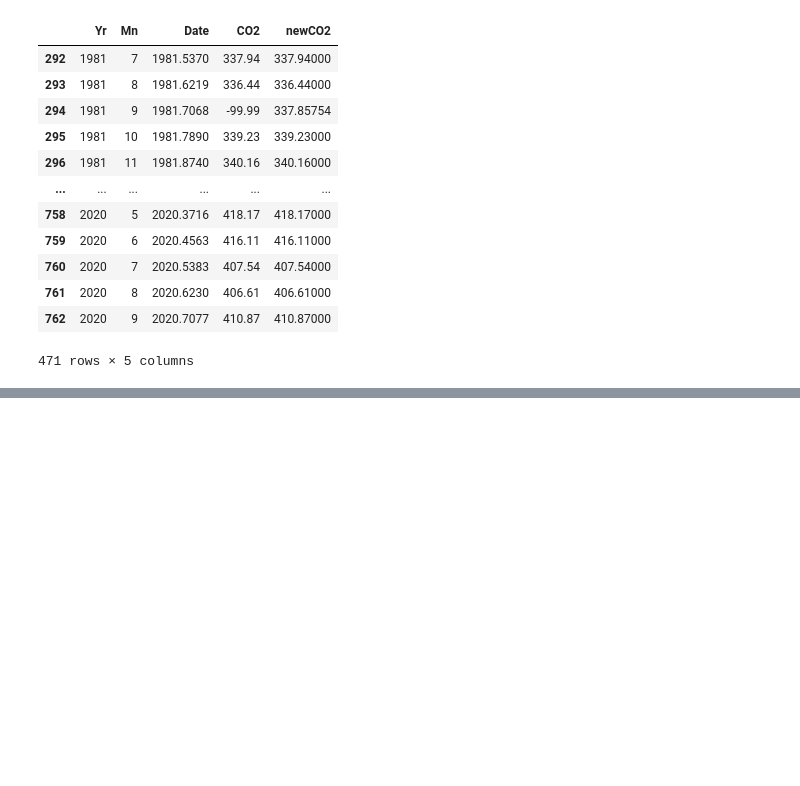
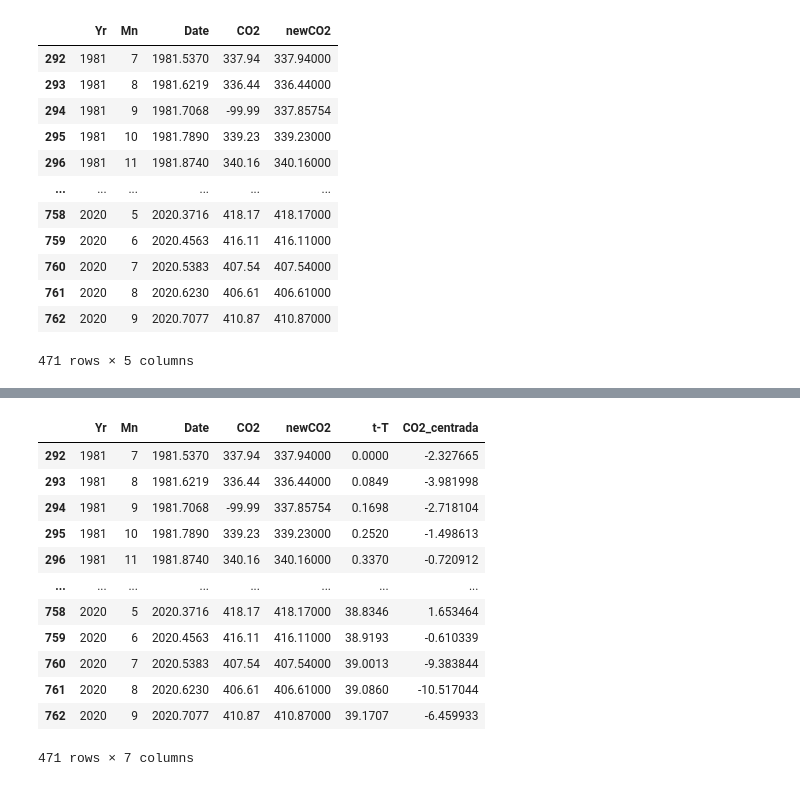
Before and after one commit to rlg23/Grupo2, a Jupyter notebook: TareaGrupo2_JC.ipynb, the cells around one changed output, grey strips where cells are left out. Cells and saved outputs as stored; diff of their text form; code cells hidden in the pictures; blank space fills up the shorter version.

```diff
--- a/TareaGrupo2_JC.ipynb
+++ b/TareaGrupo2_JC.ipynb
@@ -77,7 +77,7 @@ for i in range(len(data)):
     #Reinicio contadores
     pos=0; neg=0;
     #Comprobamos la 3ra condición, apenas se cumpla que el porcentaje 'por' es mayor que 94, se guarda el dataset en la posición 'i' y se detiene el bloque
-    if por > 94:
+    if por >= 94:
         data_f=data[i:]
         break
 print('Intervalo final: \n', data_f)
@@ -218,18 +218,17 @@ newCO2     -99.990
 Name: 754, dtype: float64
 # %%
-# Item 3
-# Importamos
+#Item 3
+#Importamos
 import pandas as pd
 import numpy as np
 import matplotlib.pyplot as plt
 import scipy
 from scipy import optimize
 from scipy.optimize import curve_fit
-from sklearn.metrics import mean_squared_error
+#from sklearn.metrics import mean_squared_error
 import time
 
-# se agrega la columna t-T a la tabla data_f
-data_f['t-T'] = data_f.apply(lambda x: x['Date'] -
-                             data_f.Date.values[0], axis=1)
+#se agrega la columna t-T a la tabla data_f
+data_f['t-T'] = data_f.apply(lambda x: x['Date'] - data_f.Date.values[0], axis = 1)
 data_f
 # %% [output]
@@ -487,11 +512,8 @@ print('Tiempo de procesamiento: '+str(stop-start)+' segundo/s')
 
 #Se elije la funcion de grado 4
 #se agrega la columna CO2_centrada a la tabla data_f y de le resta la funcion polinomial
-data_f['CO2_centrada'] = y_new_value
-data_f['CO2_centrada'] = data_f.apply(
-    lambda x: x['newCO2']-x['CO2_centrada'], axis=1)
+data_f['CO2_centrada']=y_new_value
+data_f['CO2_centrada'] = data_f.apply(lambda x:x['newCO2']-x['CO2_centrada'], axis = 1)
 
-print('Media de la columna CO2_completa: ' +
-      str(np.mean(data_f['CO2_centrada'])))
-print('Desviacion estandar de la columna CO2_completa: ' +
-      str(np.std(data_f['CO2_centrada'])))
+print('Media de la columna CO2_completa: '+str(np.mean(data_f['CO2_centrada'])))
+print('Desviacion estandar de la columna CO2_completa: '+str(np.std(data_f['CO2_centrada'])))
@@ -498,2 +533,17 @@ print('Desviacion estandar de la columna CO2_completa: ' +
 # %%
 #item 5
+data_f
+# %% [output]
+|  | Yr | Mn | Date | CO2 | newCO2 | t-T | CO2_centrada |
+| 292 | 1981 | 7 | 1981.5370 | 337.94 | 337.94000 | 0.0000 | -2.327665 |
+| 293 | 1981 | 8 | 1981.6219 | 336.44 | 336.44000 | 0.0849 | -3.981998 |
+| 294 | 1981 | 9 | 1981.7068 | -99.99 | 337.85754 | 0.1698 | -2.718104 |
+| 295 | 1981 | 10 | 1981.7890 | 339.23 | 339.23000 | 0.2520 | -1.498613 |
+| 296 | 1981 | 11 | 1981.8740 | 340.16 | 340.16000 | 0.3370 | -0.720912 |
+| ... | ... | ... | ... | ... | ... | ... | ... |
+| 758 | 2020 | 5 | 2020.3716 | 418.17 | 418.17000 | 38.8346 | 1.653464 |
+| 759 | 2020 | 6 | 2020.4563 | 416.11 | 416.11000 | 38.9193 | -0.610339 |
+| 760 | 2020 | 7 | 2020.5383 | 407.54 | 407.54000 | 39.0013 | -9.383844 |
+| 761 | 2020 | 8 | 2020.6230 | 406.61 | 406.61000 | 39.0860 | -10.517044 |
+| 762 | 2020 | 9 | 2020.7077 | 410.87 | 410.87000 | 39.1707 | -6.459933 |
+471 rows × 7 columns
```
Also changed, not shown: parts of 8 cells of this notebook.
